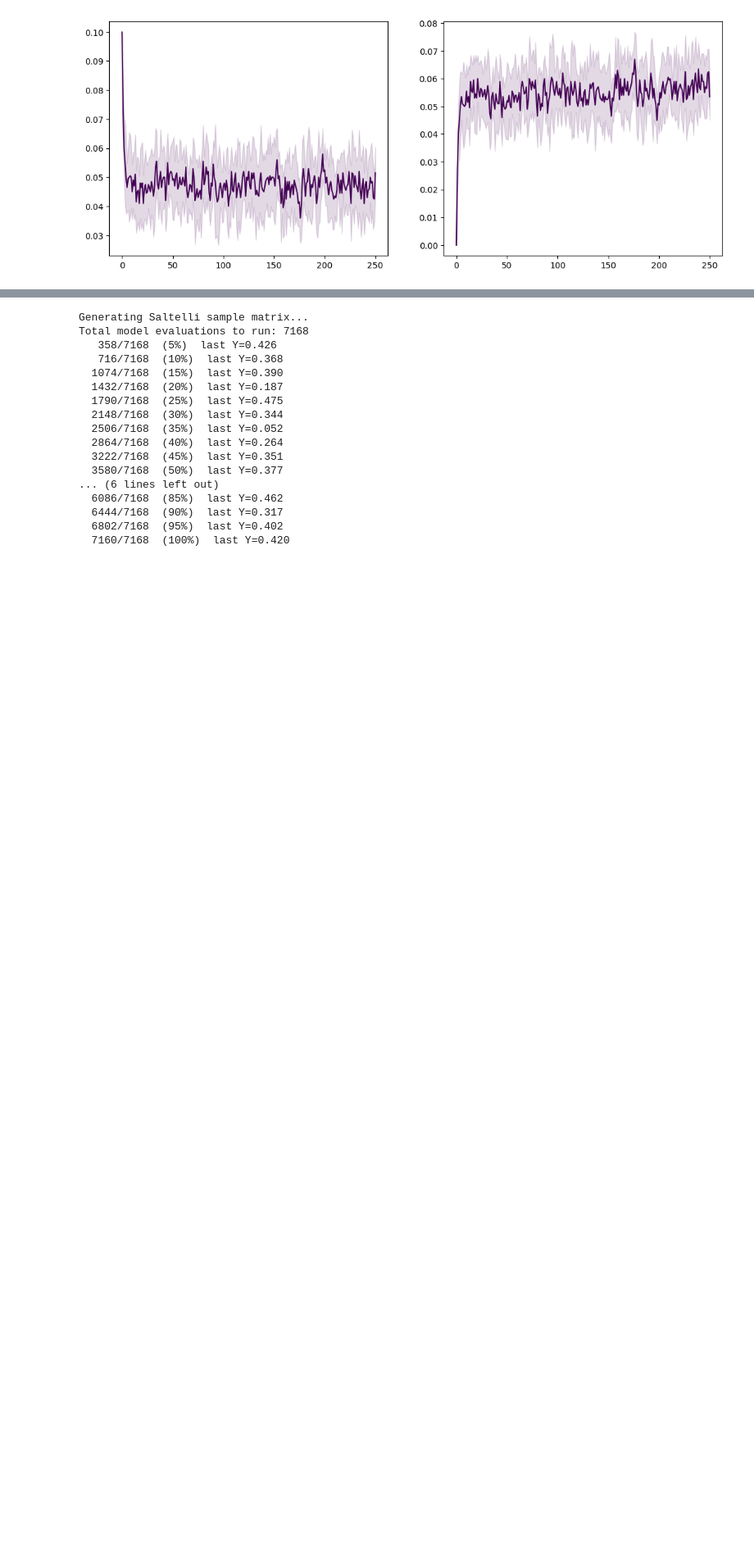
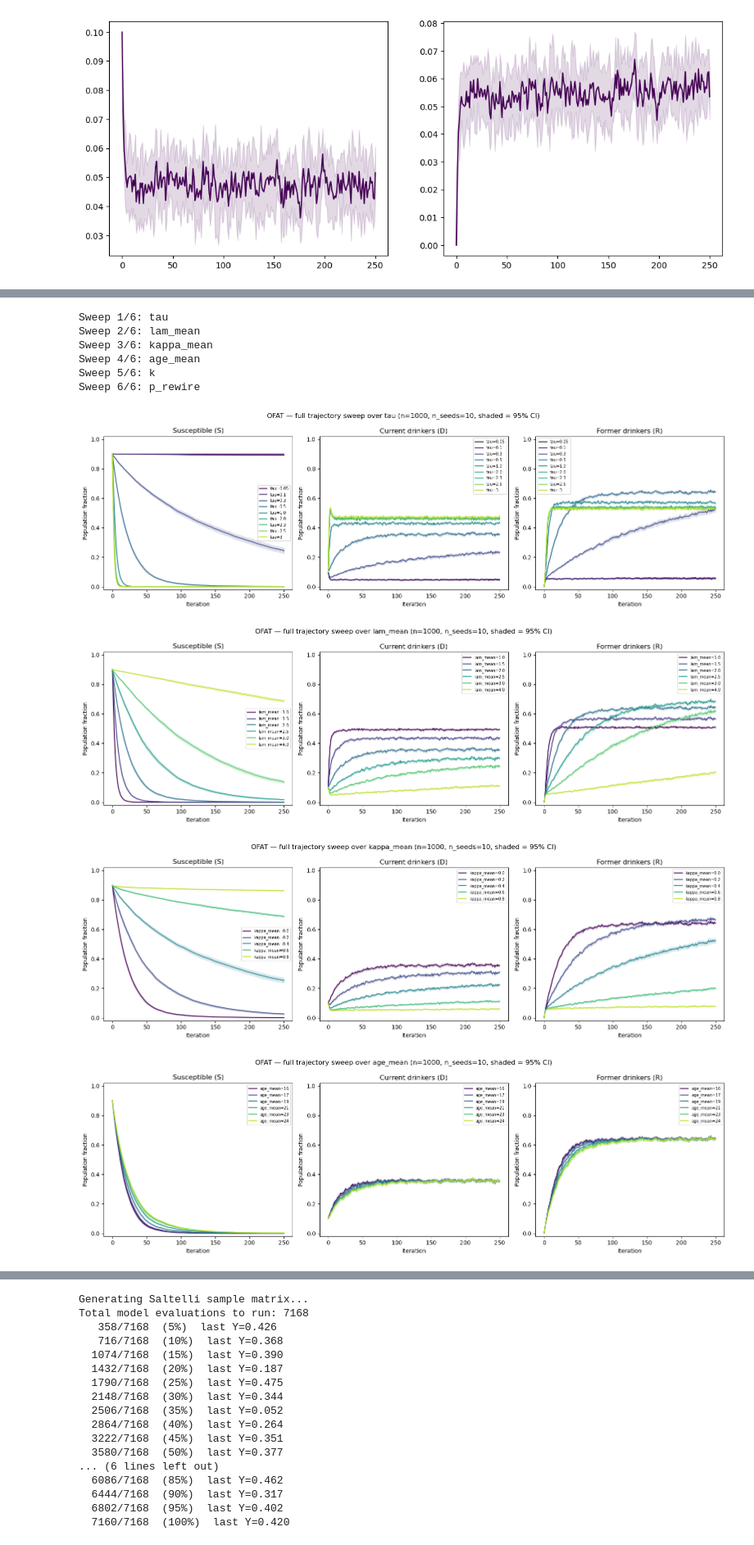
Before and after one commit to StrahilPeykov/abm-drinking-behaviour, a Jupyter notebook: src/plot.ipynb, the cells around one changed output, grey strips where cells are left out. Shown at 82% size. Drawn from its saved outputs; the diff is of its cells as text; code cells hidden in the pictures; blank space fills up the shorter version.

Commit message:
OFAT plots

```diff
--- a/src/plot.ipynb
+++ b/src/plot.ipynb
@@ -130,8 +130,4 @@ KeyboardInterrupt:
 # %%
-import numpy as np
-import matplotlib.pyplot as plt
-from network import NetworkModel
-
 # simulation settings
 n_steps = 250
 n_seeds = 10
@@ -153,13 +149,12 @@ baseline = {
 }
 
 # parameter ranges
-tau_values = [0.05, 0.1, 0.3, 0.5, 1.0, 2.0] # finer resolution for tau at the low end (sharp transition observed there)
+tau_values = [0.05, 0.1, 0.3, 0.5, 1.0, 2.0, 2.3, 2.5, 3] # finer resolution for tau at the low end (sharp transition observed there)
 lam_values = [1.0, 1.5, 2.0, 2.5, 3.0, 4.0]
 kappa_values = [0.0, 0.2, 0.4, 0.6, 0.8]
 age_values = [16, 17, 19, 21, 23, 24]
 k_values  = [2, 4, 6, 10, 14, 20]
 p_rew_values= [0.0, 0.05, 0.1, 0.3, 0.5, 1.0]
-
 
 def run_many_seeds(param_overrides: dict, n_seeds: int = n_seeds) -> np.ndarray:
     """Run across n_seeds seeds with param_overrides applied on top of baseline.
@@ -173,7 +168,6 @@ def run_many_seeds(param_overrides: dict, n_seeds: int = n_seeds) -> np.ndarray:
         histories[seed, :, 1] = h["current_drinkers"]
         histories[seed, :, 2] = h["former_drinkers"]
     return histories
-
 
 def plot_trajectories(param_name: str, param_values: list, fixed: dict) -> None:
     """Full trajectory plot across all n_steps iterations.
@@ -189,7 +183,7 @@ def plot_trajectories(param_name: str, param_values: list, fixed: dict) -> None:
         h = run_many_seeds(overrides)
 
         mean = h.mean(axis=0)                              # shape: (n_steps+1, 3)
-        ci   = 1.96 * h.std(axis=0) / np.sqrt(n_seeds)    # 95% CI across seeds
+        ci = 1.96 * h.std(axis=0) / np.sqrt(n_seeds)    # 95% CI across seeds
 
         for col_idx, (ax, title) in enumerate(zip(axes, titles)):
             ax.plot(iterations, mean[:, col_idx], color=color, label=f"{param_name}={value}")
@@ -216,6 +210,7 @@ if __name__ == "__main__":
         "k": baseline["k"],
         "p_rewire": baseline["p_rewire"],
     })
+    plt.savefig("../results/figures/OFAT_tau.png", bbox_inches='tight')
 
     # sweep 2: lam_mean (loss aversion)
     print("Sweep 2/6: lam_mean")
@@ -226,6 +221,7 @@ if __name__ == "__main__":
         "k":  baseline["k"],
         "p_rewire":baseline["p_rewire"],
     })
+    plt.savefig("../results/figures/OFAT_lam.png", bbox_inches='tight')
 
     # sweep 3: kappa_mean (risk aversion / utility curvature)
     print("Sweep 3/6: kappa_mean")
@@ -236,36 +232,51 @@ if __name__ == "__main__":
         "k": baseline["k"],
         "p_rewire": baseline["p_rewire"],
     })
+    plt.savefig("../results/figures/OFAT_kappa.png", bbox_inches='tight')
 
     # sweep 4: age_mean — effect visible in trajectory shape, not long-run equilibrium
     # (S absorbs before the equilibrium window, so trajectory timing is the relevant output)
     print("Sweep 4/6: age_mean")
     plot_trajectories("age_mean", age_values, fixed={
         "tau": baseline["tau"],
         "lam_mean": baseline["lam_mean"],
         "kappa_mean": baseline["kappa_mean"],
         "k": baseline["k"],
         "p_rewire": baseline["p_rewire"],
     })
+    plt.savefig("../results/figures/OFAT_age.png", bbox_inches='tight')
 
     # sweep 5: k (average network degree)
     print("Sweep 5/6: k")
     plot_trajectories("k", k_values, fixed={
         "tau": baseline["tau"],
         "lam_mean": baseline["lam_mean"],
         "kappa_mean": baseline["kappa_mean"],
         "age_mean": baseline["age_mean"],
         "p_rewire": baseline["p_rewire"],
     })
+    plt.savefig("../results/figures/OFAT_k.png", bbox_inches='tight')
 
-    # sweep 6: p_rewire (Watts-Strogatz rewiring — controls small-world-ness)
+    # sweep 6: p_rewire (Watts-Strogatz rewiring)
     print("Sweep 6/6: p_rewire")
     plot_trajectories("p_rewire", p_rew_values, fixed={
         "tau": baseline["tau"],
         "lam_mean": baseline["lam_mean"],
         "kappa_mean": baseline["kappa_mean"],
         "age_mean": baseline["age_mean"],
         "k": baseline["k"],
     })
+    plt.savefig("../results/figures/OFAT_p_rewire.png", bbox_inches='tight')
 
     plt.show()
+# %% [output]
+Sweep 1/6: tau
+Sweep 2/6: lam_mean
+Sweep 3/6: kappa_mean
+Sweep 4/6: age_mean
+Sweep 5/6: k
+Sweep 6/6: p_rewire
+[figure, added]
+[figure, added]
+[figure, added]
+[figure, added]
```
Also changed, not shown: parts of 3 cells of this notebook, 6 other files.
